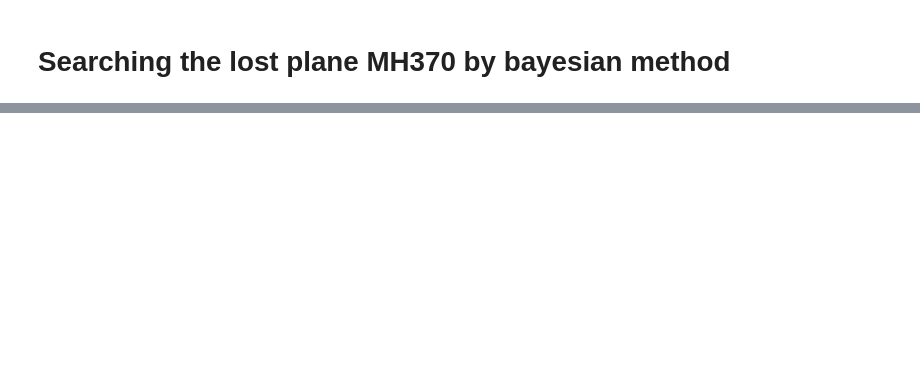
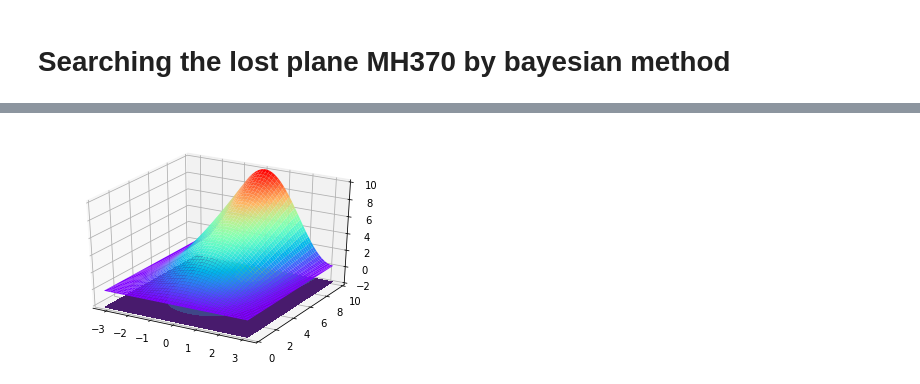
Before and after one commit to TerenceLiu98/MCM2015, a Jupyter notebook: Searching the lost plane MH370 by bayesian method.ipynb, the cells around one changed output, grey strips where cells are left out. Saved outputs shown, nothing was run; the diff lists cells and outputs as text; code cells hidden in the pictures; blank space fills up the shorter version.

```diff
--- a/Searching the lost plane MH370 by bayesian method.ipynb
+++ b/Searching the lost plane MH370 by bayesian method.ipynb
@@ -47,0 +128,29 @@ The flight direction of the plane is X − axis; Vertical direction is Y − axi
+# %%
+# the optimistric distribution
+import numpy as np
+import matplotlib.pyplot as plt
+from mpl_toolkits.mplot3d import Axes3D
+fig = plt.figure()
+
+# 3d
+# ax = Axes3D(fig)
+
+ax = fig.add_subplot(111, projection='3d') # X, Y value
+X = np.linspace(-np.pi, np.pi)
+Y = np.linspace(0,10)
+X, Y = np.meshgrid(X, Y)
+R = Y * np.cos(X/2)**2
+# height value
+Z = Y * np.cos(X/2)**2
+# x-y
+# rstride: cstride:
+# rcount:50ccount:
+#vmaxvmin
+ax.plot_surface(X, Y, Z, rstride=1, cstride=1,cmap=plt.get_cmap('rainbow')) # zdir : 'z' | 'x' | 'y'
+# offset :
+ax.contourf(X,Y,Z,zdir='z',offset=-2) # zxy
+ax.set_zlim(-2,10)
+ax.set_ylim(0,10)
+plt.show()
+# %% [output]
+[figure, added]
```
Also changed, not shown: parts of 15 cells of this notebook, 10 other files.
